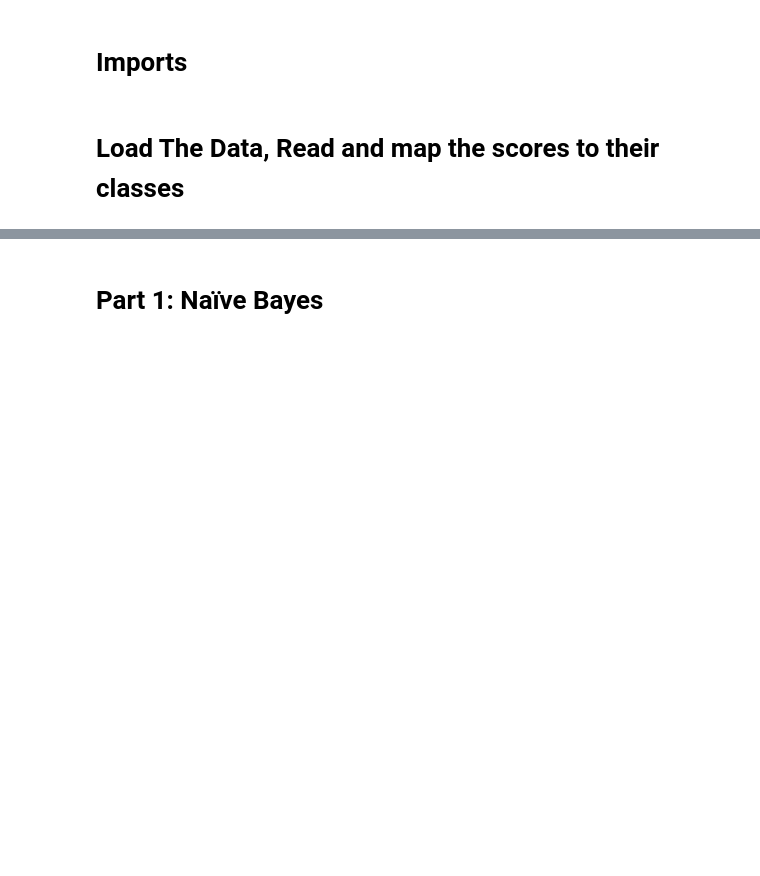
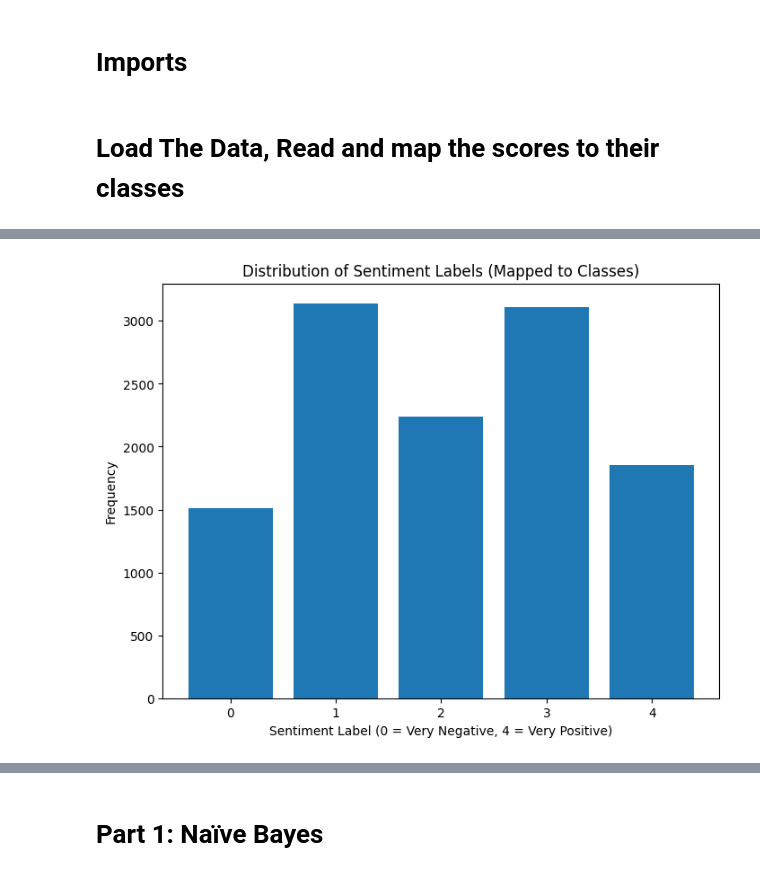
Before and after one commit to dave-nagib/nlp-assignment-1, a Jupyter notebook: nlp-1.ipynb, the cells around one changed output, grey strips where cells are left out. Cells and saved outputs as stored; diff of their text form; code cells hidden in the pictures; blank space fills up the shorter version.

Commit message:
data preparation

```diff
--- a/nlp-1.ipynb
+++ b/nlp-1.ipynb
@@ -13,6 +33,4 @@ from sklearn.metrics import accuracy_score
 # %%
-dataset = load_dataset('sst', trust_remote_code=True)
-
 def score_to_class(score):
     if score <= 0.2:
         return 0
@@ -25,18 +43,20 @@ def score_to_class(score):
     else:
         return 4
 
+def clean_text(text):
+    # Remove non-alphabetic characters and lowercase the text
+    text = re.sub(r'[^a-zA-Z\s]', '', text)
+    # Remove words with 2 or fewer characters
+    text = re.sub(r'\b\w{1,2}\b', '', text)
+    # Remove consecutive spaces
+    text = re.sub(r'\s+', ' ', text).strip()
+    return text
 
-train_data = dataset['train'].to_pandas()[['sentence', 'label']]
-train_data['sentence'] = train_data['sentence'].apply(lambda x: x.lower())
-train_data['label'] = train_data['label'].apply(lambda x: score_to_class(x))
+# Apply cleaning and score mapping on each dataset
+data['sentence'] = data['sentence'].apply(lambda x: clean_text(x.lower()))
+data['label'] = data['label'].apply(lambda x: score_to_class(x))
 
-test_data = dataset['test'].to_pandas()[['sentence', 'label']]
-test_data['sentence'] = test_data['sentence'].apply(lambda x: x.lower())
-test_data['label'] = test_data['label'].apply(lambda x: score_to_class(x))
-
-val_data = dataset['validation'].to_pandas()[['sentence', 'label']]
-val_data['sentence'] = val_data['sentence'].apply(lambda x: x.lower())
-val_data['label'] = val_data['label'].apply(lambda x: score_to_class(x))
-
-np.sum(train_data['label'] == 2)
+# Display cleaned samples from each data
+print("Data samples after cleaning:")
+print(data.head())
 # %% [output]
@@ -43,0 +80,11 @@ np.int64(1624)
+# %%
+# Plotting the distribution of sentiment labels after mapping scores to classes
+data_label_counts = data['label'].value_counts().sort_index()
+plt.figure(figsize=(8, 6))
+plt.bar(data_label_counts.index, data_label_counts.values)
+plt.xlabel("Sentiment Label (0 = Very Negative, 4 = Very Positive)")
+plt.ylabel("Frequency")
+plt.title("Distribution of Sentiment Labels (Mapped to Classes)")
+plt.show()
+# %% [output]
+[figure, added]
```
Also changed, not shown: parts of 5 cells of this notebook, 1 other file.
